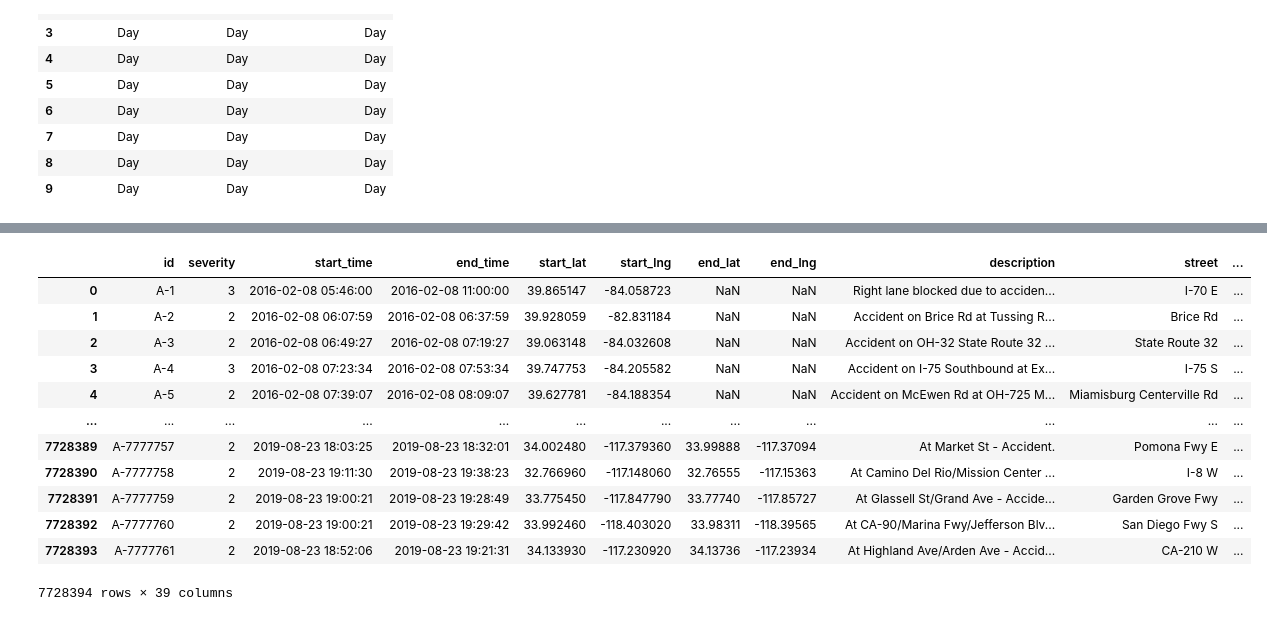
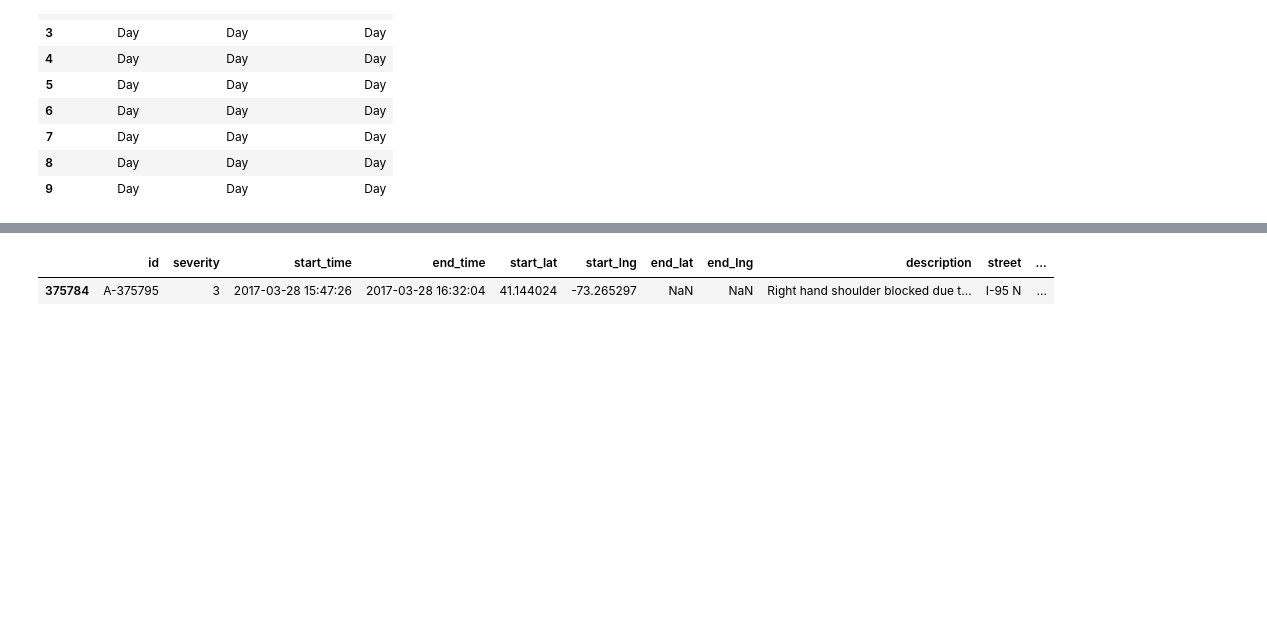
Before and after one commit to JBuxo/proyecto-1-jbuxo, a Jupyter notebook: notebooks/limpieza.ipynb, the cells around one changed output, grey strips where cells are left out. Saved outputs shown, nothing was run; the diff lists cells and outputs as text; code cells hidden in the pictures; blank space fills up the shorter version.

```diff
--- a/notebooks/limpieza.ipynb
+++ b/notebooks/limpieza.ipynb
@@ -310,21 +297,10 @@ df
 # %%
 # Veo que algunos ZIPs tienen sub-zonas, como 12345-6789, vamos a quedarnos con los primeros 5 solo
 df['zipcode'] = df['zipcode'].astype(str).str.split('-').str[0]
-df
+df.sample()
 # %% [output]
 |  | id | severity | start_time | end_time | start_lat | start_lng | end_lat | end_lng | description | street | ... |
-| 0 | A-1 | 3 | 2016-02-08 05:46:00 | 2016-02-08 11:00:00 | 39.865147 | -84.058723 | NaN | NaN | Right lane blocked due to acciden... | I-70 E | ... |
-| 1 | A-2 | 2 | 2016-02-08 06:07:59 | 2016-02-08 06:37:59 | 39.928059 | -82.831184 | NaN | NaN | Accident on Brice Rd at Tussing R... | Brice Rd | ... |
-| 2 | A-3 | 2 | 2016-02-08 06:49:27 | 2016-02-08 07:19:27 | 39.063148 | -84.032608 | NaN | NaN | Accident on OH-32 State Route 32 ... | State Route 32 | ... |
-| 3 | A-4 | 3 | 2016-02-08 07:23:34 | 2016-02-08 07:53:34 | 39.747753 | -84.205582 | NaN | NaN | Accident on I-75 Southbound at Ex... | I-75 S | ... |
-| 4 | A-5 | 2 | 2016-02-08 07:39:07 | 2016-02-08 08:09:07 | 39.627781 | -84.188354 | NaN | NaN | Accident on McEwen Rd at OH-725 M... | Miamisburg Centerville Rd | ... |
-| ... | ... | ... | ... | ... | ... | ... | ... | ... | ... | ... | ... |
-| 7728389 | A-7777757 | 2 | 2019-08-23 18:03:25 | 2019-08-23 18:32:01 | 34.002480 | -117.379360 | 33.99888 | -117.37094 | At Market St - Accident. | Pomona Fwy E | ... |
-| 7728390 | A-7777758 | 2 | 2019-08-23 19:11:30 | 2019-08-23 19:38:23 | 32.766960 | -117.148060 | 32.76555 | -117.15363 | At Camino Del Rio/Mission Center ... | I-8 W | ... |
-| 7728391 | A-7777759 | 2 | 2019-08-23 19:00:21 | 2019-08-23 19:28:49 | 33.775450 | -117.847790 | 33.77740 | -117.85727 | At Glassell St/Grand Ave - Accide... | Garden Grove Fwy | ... |
-| 7728392 | A-7777760 | 2 | 2019-08-23 19:00:21 | 2019-08-23 19:29:42 | 33.992460 | -118.403020 | 33.98311 | -118.39565 | At CA-90/Marina Fwy/Jefferson Blv... | San Diego Fwy S | ... |
-| 7728393 | A-7777761 | 2 | 2019-08-23 18:52:06 | 2019-08-23 19:21:31 | 34.133930 | -117.230920 | 34.13736 | -117.23934 | At Highland Ave/Arden Ave - Accid... | CA-210 W | ... |
+| 375784 | A-375795 | 3 | 2017-03-28 15:47:26 | 2017-03-28 16:32:04 | 41.144024 | -73.265297 | NaN | NaN | Right hand shoulder blocked due t... | I-95 N | ... |
-7728394 rows × 39 columns
 # %%
 # Country creo que solo es US, revisemos y soltamos
 df['country'].unique() # -> array(['US'], dtype=object), solo US, la soltamos
```
Also changed, not shown: parts of 14 cells of this notebook, 2 other files.
